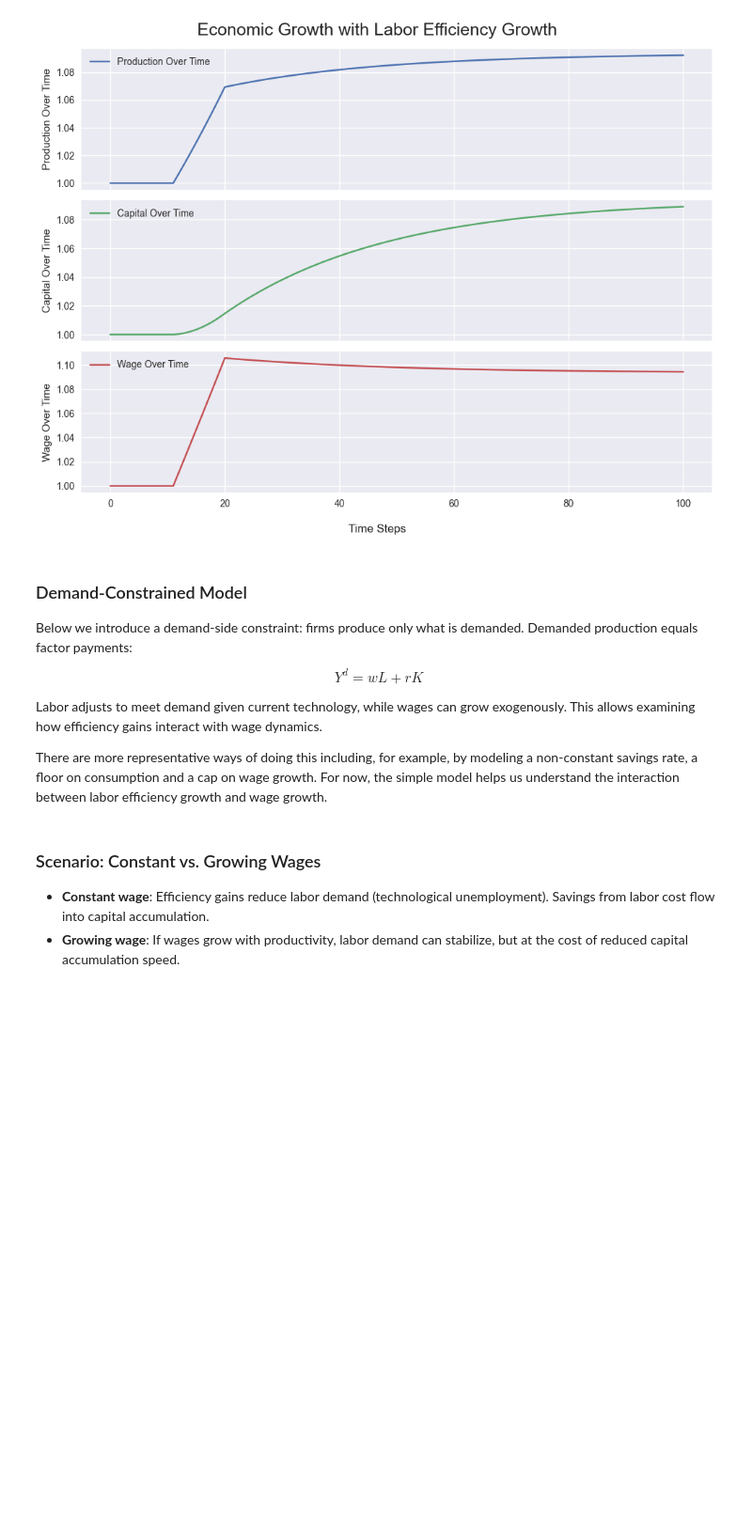
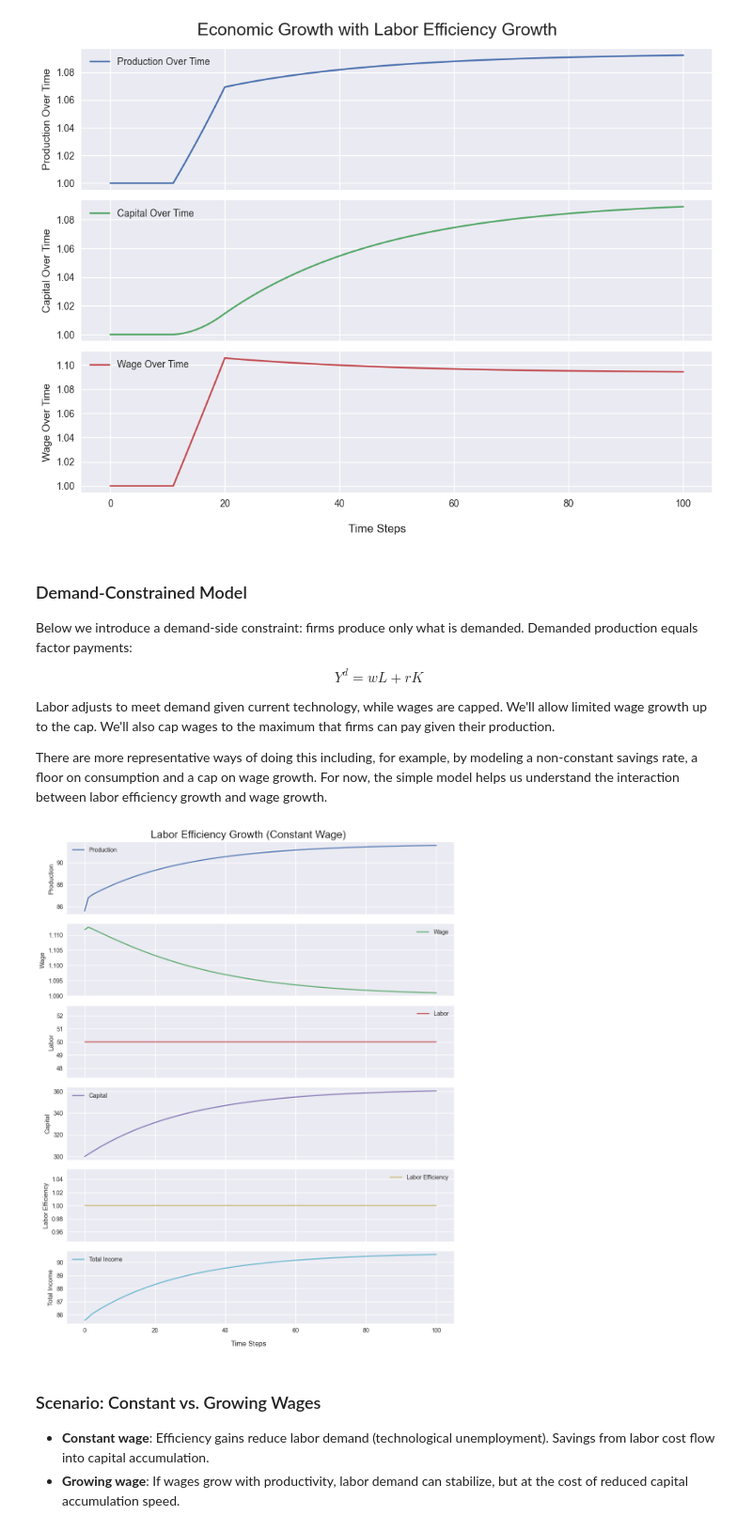
Before and after one commit to vincentropy/economic-growth-models, a Jupyter notebook: notebooks/basic_gdp_model.ipynb, the cells around one changed output. Shown at 94% size. Drawn from its saved outputs; the diff is of its cells as text; code cells hidden in the pictures; blank space fills up the shorter version.

```diff
--- a/notebooks/basic_gdp_model.ipynb
+++ b/notebooks/basic_gdp_model.ipynb
@@ -346,7 +349,8 @@ Below we introduce a demand-side constraint: firms produce only what is demanded
 
 $$Y^d = wL + rK$$
 
-Labor adjusts to meet demand given current technology, while wages can grow exogenously. This allows examining how efficiency gains interact with wage dynamics.
+Labor adjusts to meet demand given current technology, while wages are capped. We'll allow limited wage growth up to the cap.
+We'll also cap wages to the maximum that firms can pay given their production.
 
 There are more representative ways of doing this including, for example, by modeling a non-constant savings rate, a floor on consumption and a cap on wage growth.
 For now, the simple model helps us understand the interaction between labor efficiency growth and wage growth.
@@ -418,4 +450,18 @@ def simulate_labor_efficiency_growth(
     }
+# %%
+# Let's first check that the models still converge in the absence of efficiency changes.
+data = simulate_labor_efficiency_growth(
+    parameters,
+    wage_growth_rate=0.01,
+    labor_efficiency_growth_rate=0.0,
+    initial_capital=300,
+)
+plots.plot_time_data(
+    data, title="Labor Efficiency Growth (Constant Wage)", separate=True
+)
+plt.show()
+# %% [output]
+[figure, added]
 # %% [markdown]
 ### Scenario: Constant vs. Growing Wages
 
```
Also changed, not shown: parts of 6 cells of this notebook.
